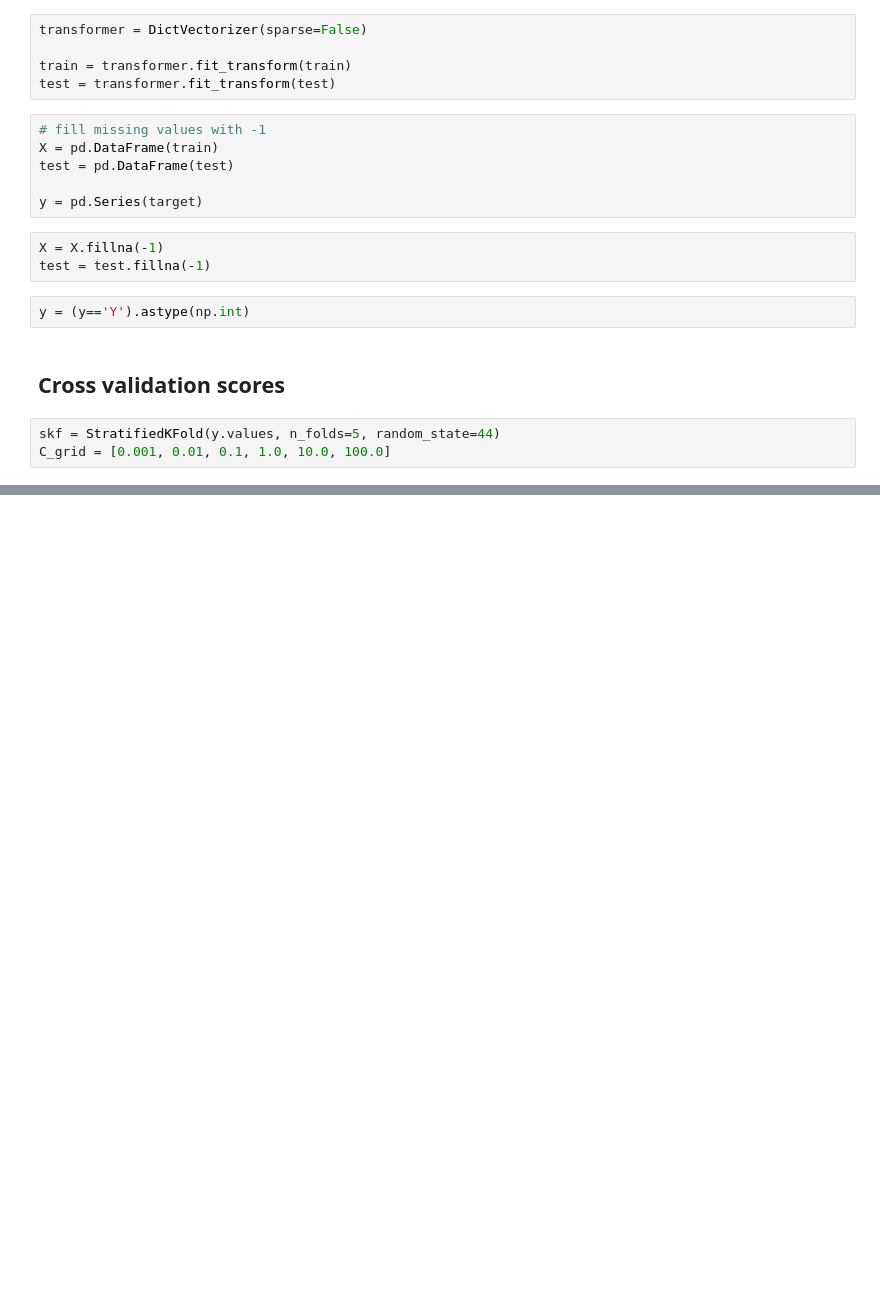
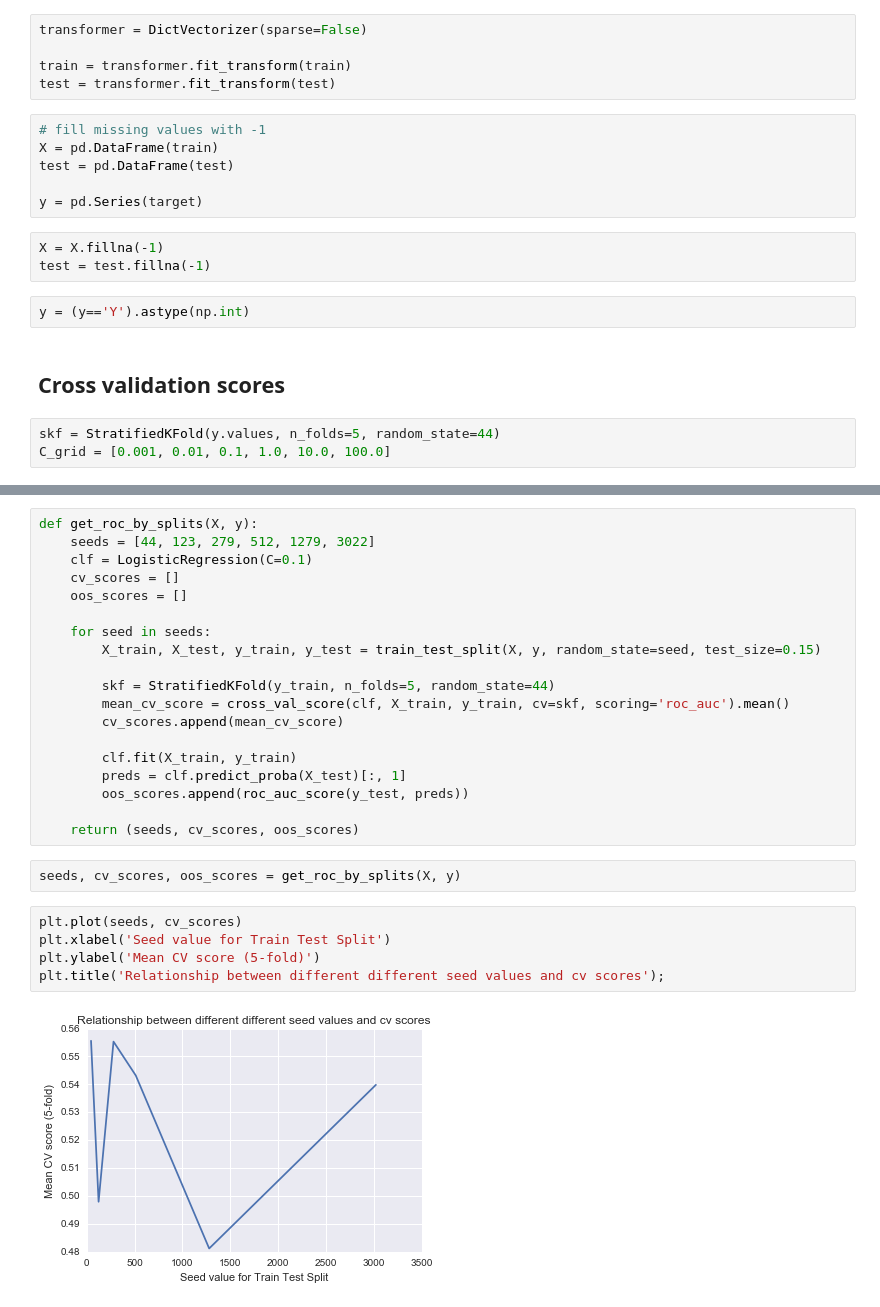
Before and after one commit to numb3r33/av-practice, a Jupyter notebook: loan-prediction-2/Loan_Prediction_ROC_Curves.ipynb, the cells around one changed output, grey strips where cells are left out. Cells and saved outputs as stored; diff of their text form; blank space fills up the shorter version.

```diff
--- a/loan-prediction-2/Loan_Prediction_ROC_Curves.ipynb
+++ b/loan-prediction-2/Loan_Prediction_ROC_Curves.ipynb
@@ -84,0 +160,28 @@ C_grid = [0.001, 0.01, 0.1, 1.0, 10.0, 100.0]
+# %%
+def get_roc_by_splits(X, y):
+    seeds = [44, 123, 279, 512, 1279, 3022]
+    clf = LogisticRegression(C=0.1)
+    cv_scores = []
+    oos_scores = []
+
+    for seed in seeds:
+        X_train, X_test, y_train, y_test = train_test_split(X, y, random_state=seed, test_size=0.15)
+
+        skf = StratifiedKFold(y_train, n_folds=5, random_state=44)
+        mean_cv_score = cross_val_score(clf, X_train, y_train, cv=skf, scoring='roc_auc').mean()
+        cv_scores.append(mean_cv_score)
+
+        clf.fit(X_train, y_train)
+        preds = clf.predict_proba(X_test)[:, 1]
+        oos_scores.append(roc_auc_score(y_test, preds))
+
+    return (seeds, cv_scores, oos_scores)
+# %%
+seeds, cv_scores, oos_scores = get_roc_by_splits(X, y)
+# %%
+plt.plot(seeds, cv_scores)
+plt.xlabel('Seed value for Train Test Split')
+plt.ylabel('Mean CV score (5-fold)')
+plt.title('Relationship between different different seed values and cv scores');
+# %% [output]
+[figure, added]
```
Also changed, not shown: parts of 21 cells of this notebook.
